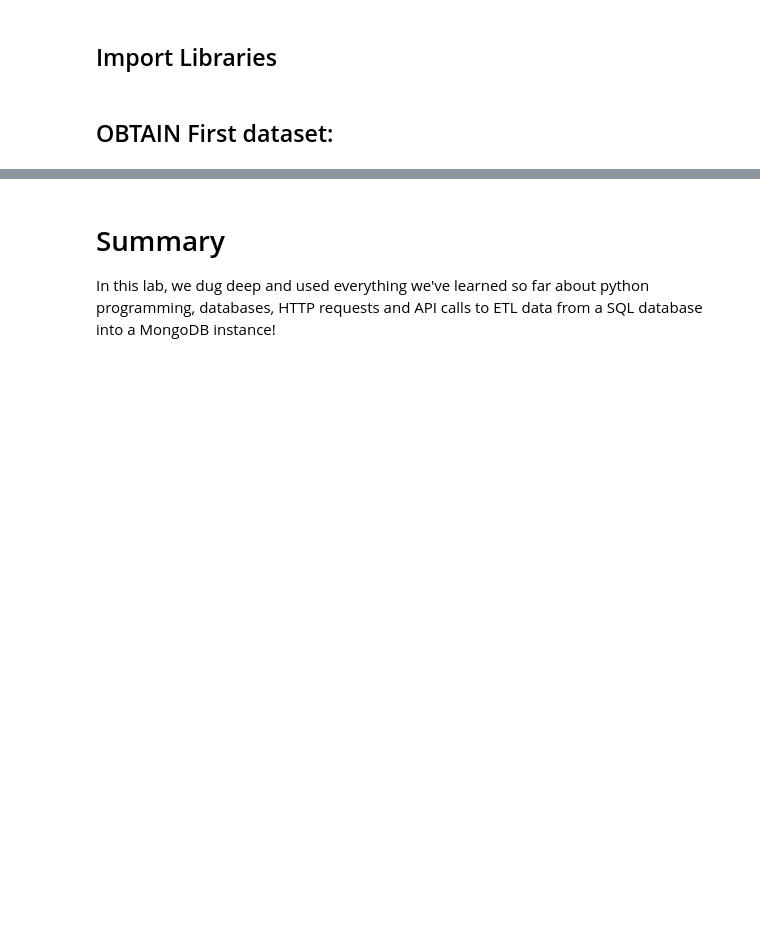
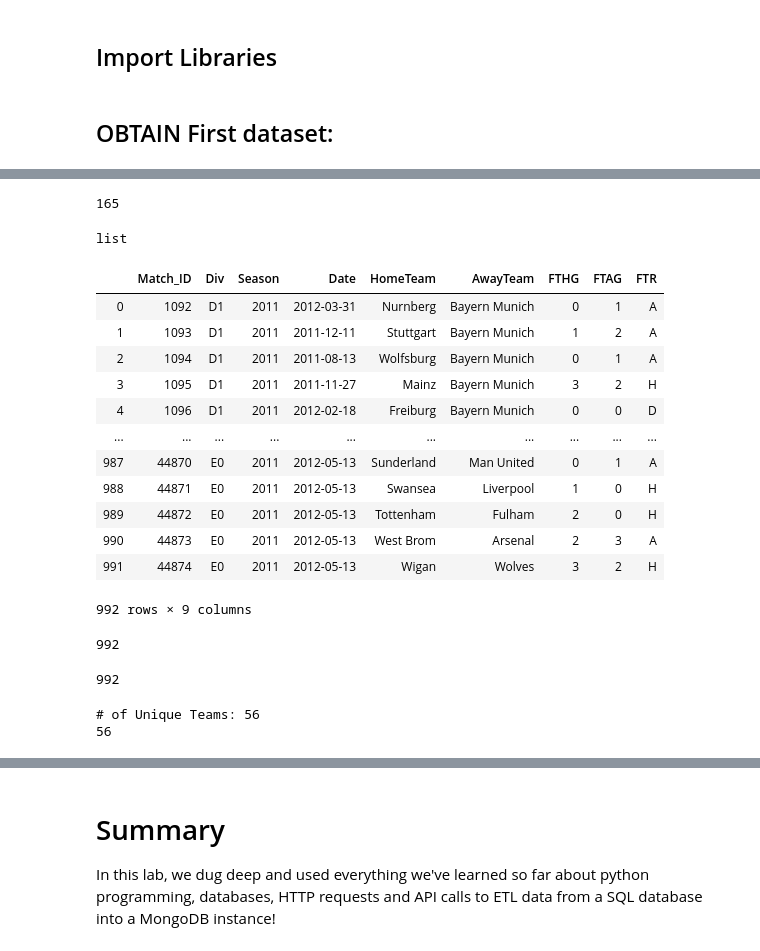
Before and after one commit to andiosika/dsc-mod-2-lab-online-ds-pt-100719, a Jupyter notebook: index.ipynb, the cells around one changed output, grey strips where cells are left out. Drawn from its saved outputs; the diff is of its cells as text; code cells hidden in the pictures; blank space fills up the shorter version.

```diff
--- a/index.ipynb
+++ b/index.ipynb
@@ -111,12 +111,12 @@ import json
 # %% [markdown]
 ## OBTAIN First dataset:
 # %%
-conn = sqlite3.connect('database.sqlite')
-c = conn.cursor
+conn = sqlite3.connect('''database.sqlite''')
+c = conn.cursor()
 # %%
 c.execute('''select * from matches where season = 2011''')
 
-matches = pd.DataFrame(cur.fetchall())
-matches.columns = [i[0] for i in cur.description]
+matches = pd.DataFrame(c.fetchall())
+matches.columns = [i[0] for i in c.description]
 matches.head()
 # %% [output]
@@ -127,0 +129,33 @@ class WeatherGetter():
+# %%
+gamedates = [x for x in matches['Date'].unique()]
+len(gamedates)
+# %% [output]
+165
+# %%
+type(gamedates)
+# %% [output]
+list
+# %%
+display(matches)
+# %% [output]
+|  | Match_ID | Div | Season | Date | HomeTeam | AwayTeam | FTHG | FTAG | FTR |
+| 0 | 1092 | D1 | 2011 | 2012-03-31 | Nurnberg | Bayern Munich | 0 | 1 | A |
+| 1 | 1093 | D1 | 2011 | 2011-12-11 | Stuttgart | Bayern Munich | 1 | 2 | A |
+| 2 | 1094 | D1 | 2011 | 2011-08-13 | Wolfsburg | Bayern Munich | 0 | 1 | A |
+| 3 | 1095 | D1 | 2011 | 2011-11-27 | Mainz | Bayern Munich | 3 | 2 | H |
+| 4 | 1096 | D1 | 2011 | 2012-02-18 | Freiburg | Bayern Munich | 0 | 0 | D |
+| ... | ... | ... | ... | ... | ... | ... | ... | ... | ... |
+| 987 | 44870 | E0 | 2011 | 2012-05-13 | Sunderland | Man United | 0 | 1 | A |
+| 988 | 44871 | E0 | 2011 | 2012-05-13 | Swansea | Liverpool | 1 | 0 | H |
+| 989 | 44872 | E0 | 2011 | 2012-05-13 | Tottenham | Fulham | 2 | 0 | H |
+| 990 | 44873 | E0 | 2011 | 2012-05-13 | West Brom | Arsenal | 2 | 3 | A |
+| 991 | 44874 | E0 | 2011 | 2012-05-13 | Wigan | Wolves | 3 | 2 | H |
+992 rows × 9 columns
+# %%
+matches['Match_ID'].nunique()
+# %% [output]
+992
+# %%
+len(matches)
+# %% [output]
+992
@@ -127,0 +164,18 @@ class WeatherGetter():
+# %%
+### this will build a dictionary for each team
+## by taking all the uniuque home teams since every team plays at least once at home.
+all_teams = matches['HomeTeam'].unique()
+print("# of Unique Teams: {}".format(len(all_teams)))
+teams_data = {}
+for team in all_teams:
+    data = {'total_matches_2011': 0,
+           'total_wins_2011': 0,
+           'total_losses_2011': 0,
+           'rain_wins_2011': 0,
+           'rain_losses_2011': 0,
+           'total_goals_2011': 0}
+    teams_data[team] = data
+print(len(teams_data))
+# %% [output]
+# of Unique Teams: 56
+56
```
Also changed, not shown: parts of 20 cells of this notebook.
